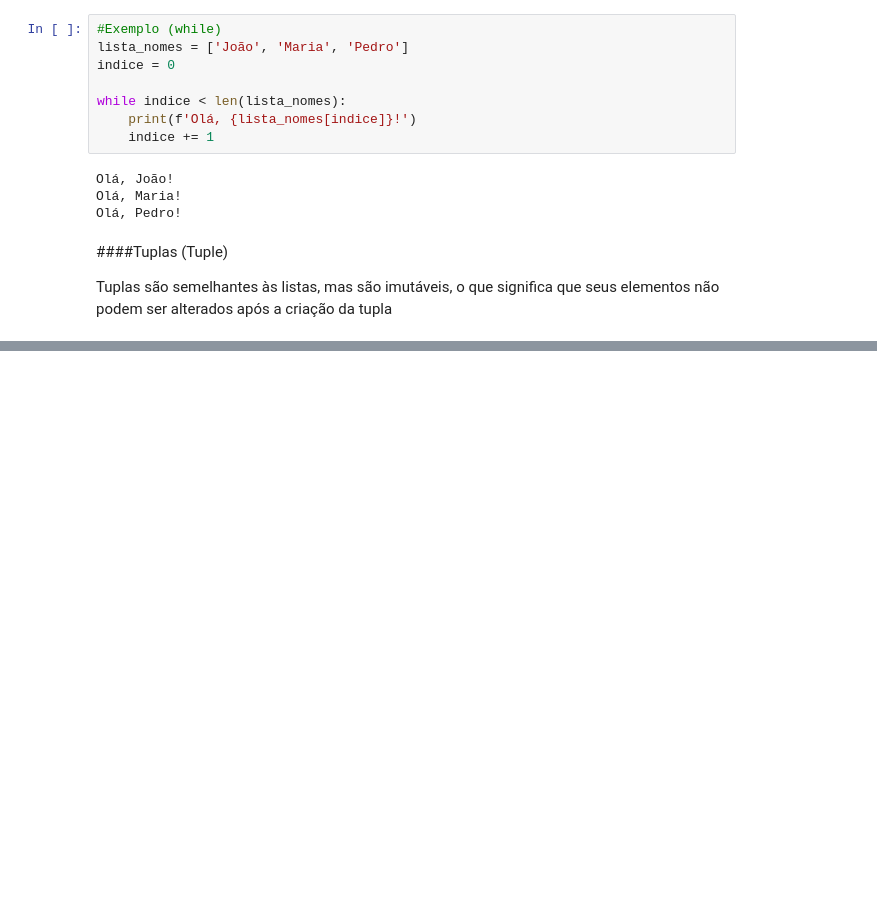
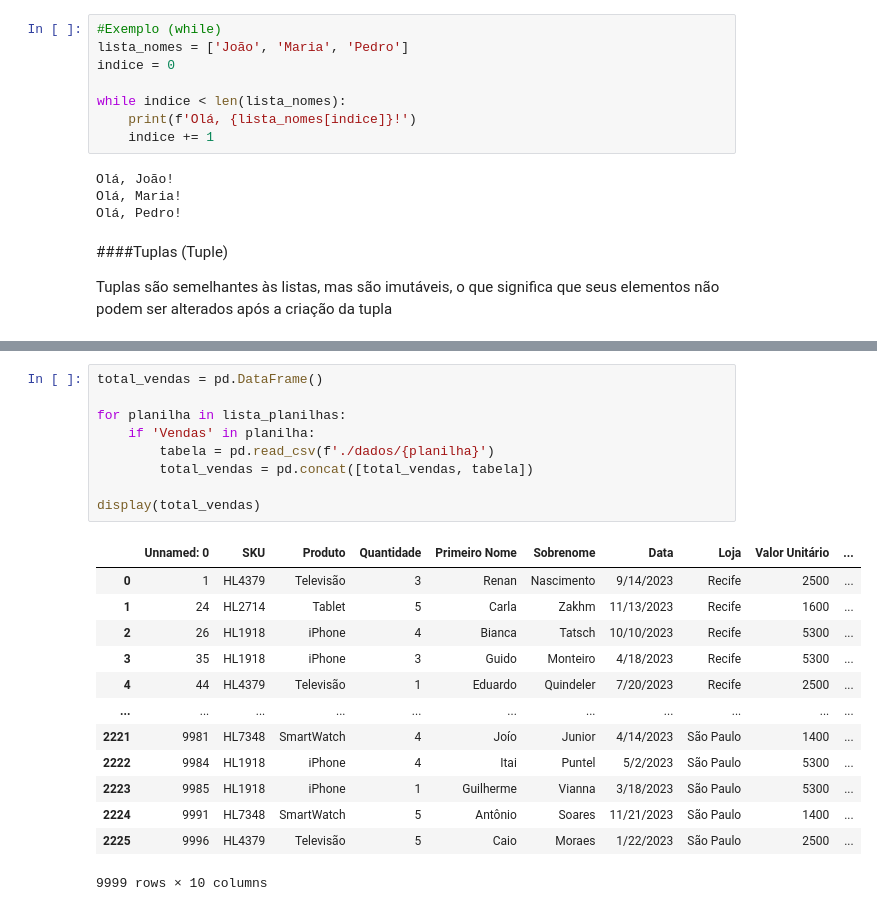
Before and after one commit to leandroclv/python_data_science, a Jupyter notebook: projeto_2/projeto_2.ipynb, the cells around one changed output, grey strips where cells are left out. Saved outputs shown, nothing was run; the diff lists cells and outputs as text; blank space fills up the shorter version.

```diff
--- a/projeto_2/projeto_2.ipynb
+++ b/projeto_2/projeto_2.ipynb
@@ -114,0 +402,23 @@ Tuplas são semelhantes às listas, mas são imutáveis, o que significa que seu
+# %%
+total_vendas = pd.DataFrame()
+
+for planilha in lista_planilhas:
+    if 'Vendas' in planilha:
+        tabela = pd.read_csv(f'./dados/{planilha}')
+        total_vendas = pd.concat([total_vendas, tabela])
+
+display(total_vendas)
+# %% [output]
+|  | Unnamed: 0 | SKU | Produto | Quantidade | Primeiro Nome | Sobrenome | Data | Loja | Valor Unitário | ... |
+| 0 | 1 | HL4379 | Televisão | 3 | Renan | Nascimento | 9/14/2023 | Recife | 2500 | ... |
+| 1 | 24 | HL2714 | Tablet | 5 | Carla | Zakhm | 11/13/2023 | Recife | 1600 | ... |
+| 2 | 26 | HL1918 | iPhone | 4 | Bianca | Tatsch | 10/10/2023 | Recife | 5300 | ... |
+| 3 | 35 | HL1918 | iPhone | 3 | Guido | Monteiro | 4/18/2023 | Recife | 5300 | ... |
+| 4 | 44 | HL4379 | Televisão | 1 | Eduardo | Quindeler | 7/20/2023 | Recife | 2500 | ... |
+| ... | ... | ... | ... | ... | ... | ... | ... | ... | ... | ... |
+| 2221 | 9981 | HL7348 | SmartWatch | 4 | Joío | Junior | 4/14/2023 | São Paulo | 1400 | ... |
+| 2222 | 9984 | HL1918 | iPhone | 4 | Itai | Puntel | 5/2/2023 | São Paulo | 5300 | ... |
+| 2223 | 9985 | HL1918 | iPhone | 1 | Guilherme | Vianna | 3/18/2023 | São Paulo | 5300 | ... |
+| 2224 | 9991 | HL7348 | SmartWatch | 5 | Antônio | Soares | 11/21/2023 | São Paulo | 1400 | ... |
+| 2225 | 9996 | HL4379 | Televisão | 5 | Caio | Moraes | 1/22/2023 | São Paulo | 2500 | ... |
+9999 rows × 10 columns
```
Also changed, not shown: parts of 32 cells of this notebook.
